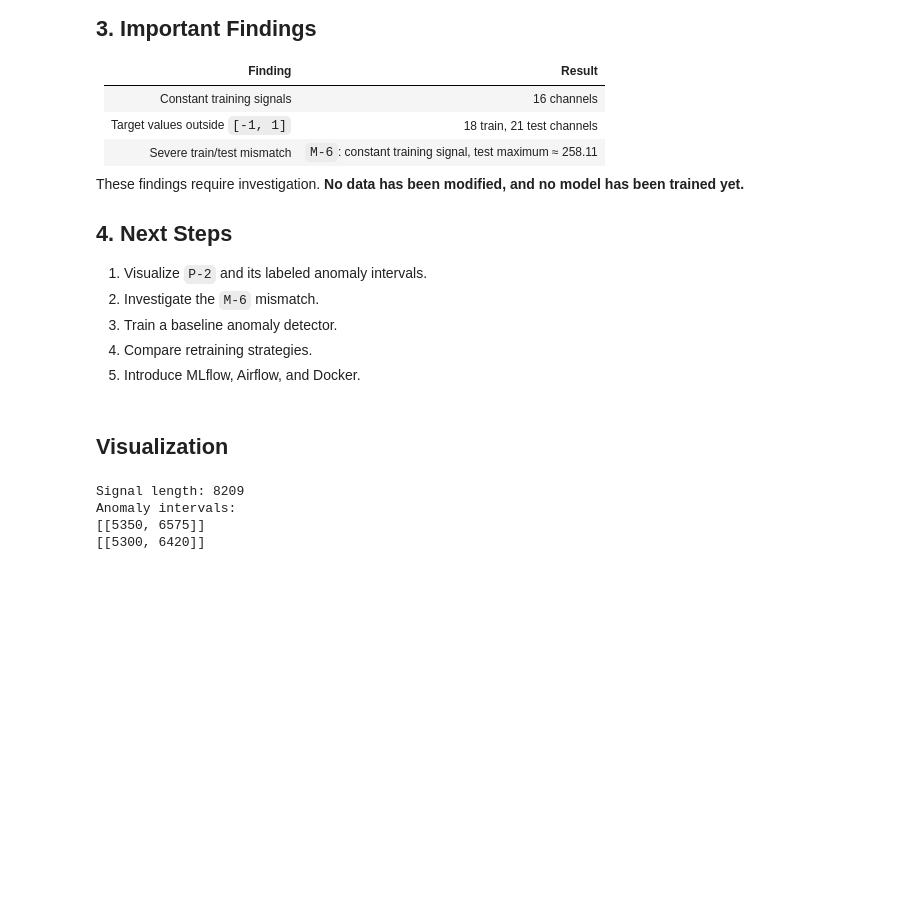
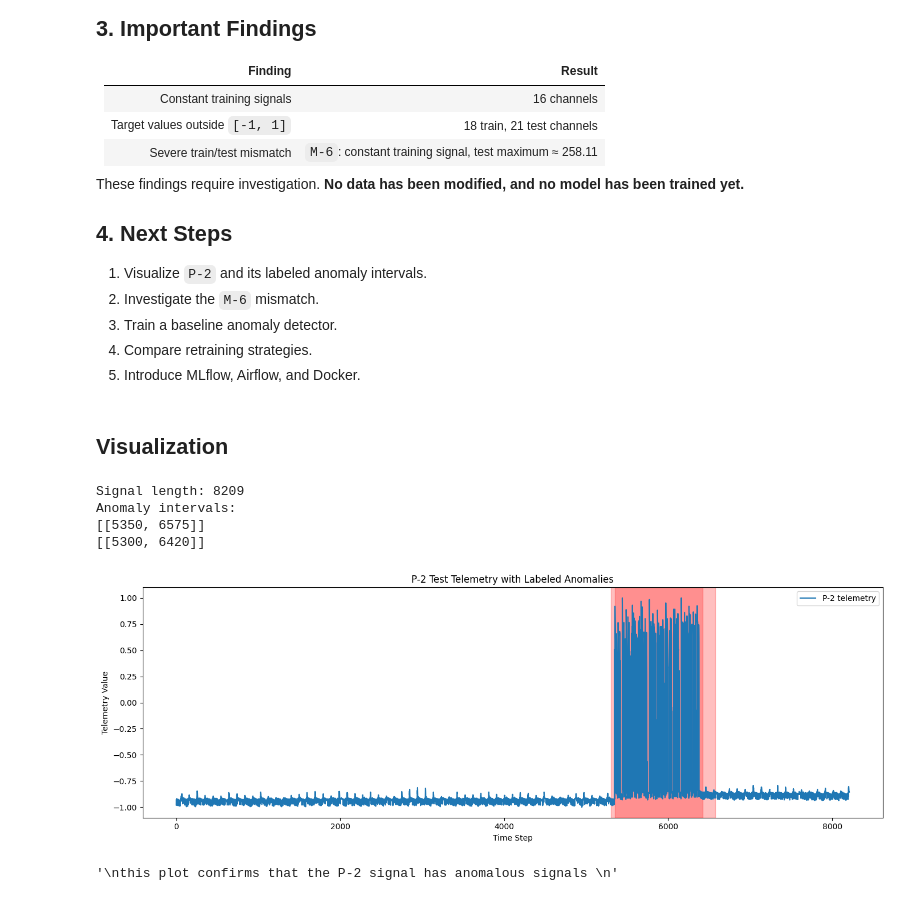
Before and after one commit to mhmd-81/Starling, a Jupyter notebook: lab.ipynb, the cells around one changed output. Cells and saved outputs as stored; diff of their text form; code cells hidden in the pictures; blank space fills up the shorter version.

Commit message:
M-6 and P-2 signals added to data visualizations

```diff
--- a/lab.ipynb
+++ b/lab.ipynb
@@ -126,16 +126,42 @@ These findings require investigation. **No data has been modified, and no model
 # %%
 # Load P-2 test data
 data = np.load(f'{test_data_dir}/P-2.npy')
 signal = data[:, 0]
 
 labels = pd.read_csv(os.getenv('meta_data'))
 p2_labels = labels[labels["chan_id"] == "P-2"]
 
 print("Signal length:", len(signal))
 print("Anomaly intervals:")
 print(p2_labels["anomaly_sequences"].to_string(index=False))
+plt.figure(figsize=(14, 5))
+
+plt.plot(signal, label="P-2 telemetry")
+
+# Highlight labeled anomaly intervals
+for _, row in p2_labels.iterrows():
+    intervals = row["anomaly_sequences"]
+
+    # Convert the annotation string into Python lists
+    if isinstance(intervals, str):
+        intervals = eval(intervals)
+
+    for start, end in intervals:
+        plt.axvspan(start, end, alpha=0.25, color="red")
+
+plt.title("P-2 Test Telemetry with Labeled Anomalies")
+plt.xlabel("Time Step")
+plt.ylabel("Telemetry Value")
+plt.legend()
+plt.tight_layout()
+plt.show()
+"""
+this plot confirms that the P-2 signal has anomalous signals
+"""
 # %% [output]
 Signal length: 8209
 Anomaly intervals:
 [[5350, 6575]]
 [[5300, 6420]]
+[figure, added]
+'\nthis plot confirms that the P-2 signal has anomalous signals \n'
```
Also changed, not shown: parts of 1 cell of this notebook.
